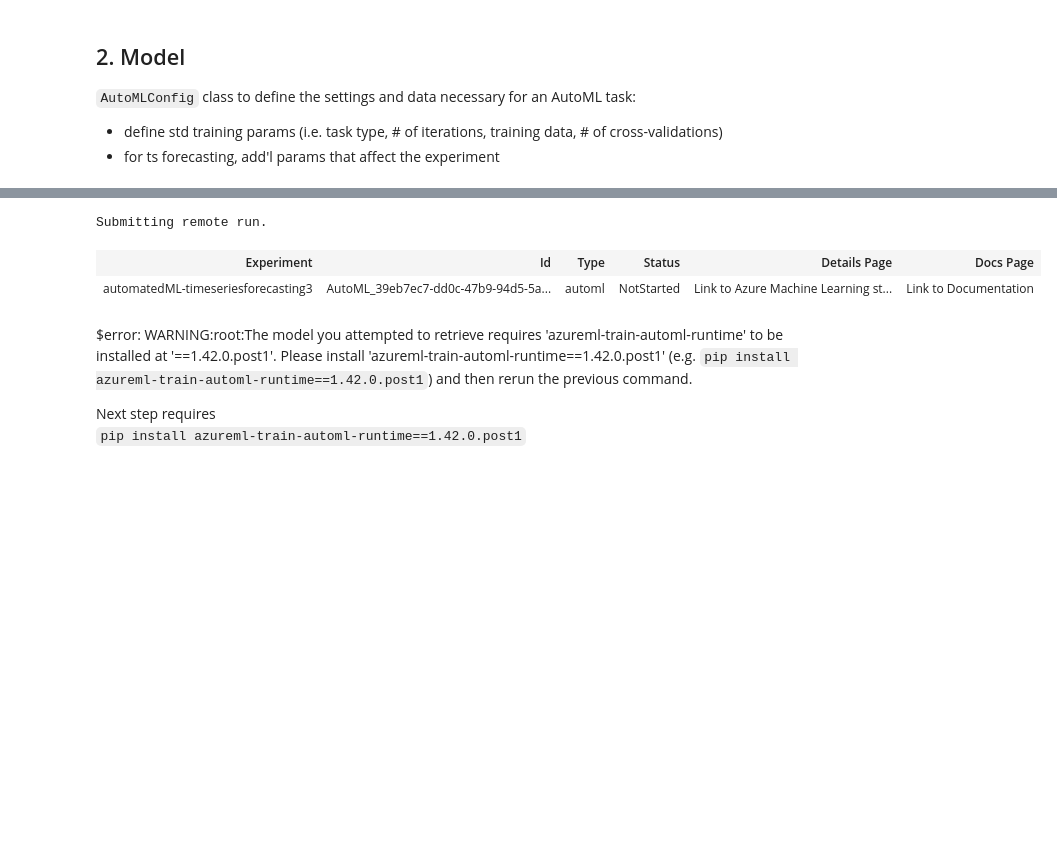
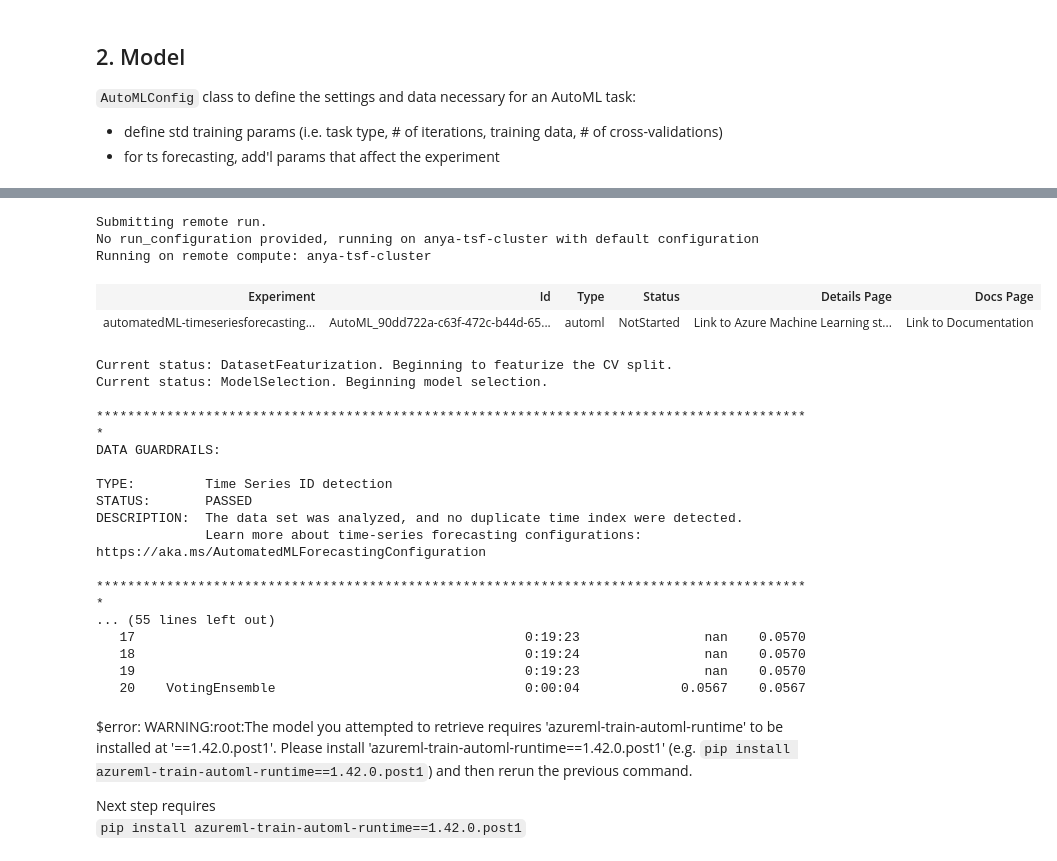
Before and after one commit to anyaconda/my-timeseries-forecasting-2022, a Jupyter notebook: Notebooks/my4_Autoregressive_and_Automated_Methods_forTS_AML.ipynb, the cells around one changed output, grey strips where cells are left out. Saved outputs shown, nothing was run; the diff lists cells and outputs as text; code cells hidden in the pictures; blank space fills up the shorter version.

```diff
--- a/Notebooks/my4_Autoregressive_and_Automated_Methods_forTS_AML.ipynb
+++ b/Notebooks/my4_Autoregressive_and_Automated_Methods_forTS_AML.ipynb
@@ -124,7 +150,7 @@ Workspace configuration succeeded. Skip the workspace creation steps below
 # %%
 #$config -> $donot
 #experiment run history container
-experiment_name = 'automatedML-timeseriesforecasting3'
+experiment_name = 'automatedML-timeseriesforecasting_test3'
 experiment = Experiment(ws, experiment_name)
 output = {}
 output['SDK version'] = azureml.core.VERSION
@@ -157,7 +183,7 @@ except ComputeTargetException:
     # Specify the configuration for the new cluster
     compute_config = AmlCompute.provisioning_configuration(vm_size="STANDARD_D2_V2",
                                                            #$delta min_nodes=0,
-                                                           max_nodes=6)
+                                                           max_nodes=4)
 
     # Create the cluster with the specified name and configuration
     compute_target = ComputeTarget.create(ws, amlcompute_cluster_name, compute_config)
@@ -236,0 +236,11 @@ test.to_pandas_dataframe().reset_index(drop=True).head(5)
+# %%
+#preview saved dataframes
+df_train = pd.read_csv(FILE_TRAIN_CSV)
+df_test = pd.read_csv(FILE_TEST_CSV)
+print(df_train.shape, df_test.shape)
+
+print(df_train.dtypes)
+print(df_test.dtypes)
+
+#preview
+df_train.head()
@@ -236,0 +277,11 @@ test.to_pandas_dataframe().reset_index(drop=True).head(5)
+# %%
+#Create a dataset from pandas dataframe
+# already have a pandas df from a local CSV file
+# Getting workspace default datastore
+datastore = ws.get_default_datastore()
+# Uploading Pandas dataframe and registering it as a dataset
+train = Dataset.Tabular.register_pandas_dataframe( #class azureml.data.tabular_dataset.TabularDataset
+    df_train, datastore, "ds_from_pandas_df", show_progress=True
+)
+
+train.take(5).to_pandas_dataframe()
@@ -268,10 +341,29 @@ may specify `show_output = True` to print currently running iterations
 # %%
-#initiate the remote run
-remote_run = experiment.submit(automl_config, show_output=False)
+#initiate the remote run - show_output=True w/ all details
+remote_run = experiment.submit(automl_config, show_output=True) #class azureml.train.automl.run.AutoMLRun
 # %% [output]
 Submitting remote run.
+No run_configuration provided, running on anya-tsf-cluster with default configuration
+Running on remote compute: anya-tsf-cluster
 | Experiment | Id | Type | Status | Details Page | Docs Page |
-| automatedML-timeseriesforecasting3 | AutoML_39eb7ec7-dd0c-47b9-94d5-5a... | automl | NotStarted | Link to Azure Machine Learning st... | Link to Documentation |
+| automatedML-timeseriesforecasting... | AutoML_90dd722a-c63f-472c-b44d-65... | automl | NotStarted | Link to Azure Machine Learning st... | Link to Documentation |
+Current status: DatasetFeaturization. Beginning to featurize the CV split.
+Current status: ModelSelection. Beginning model selection.
+
+********************************************************************************************
+DATA GUARDRAILS:
+
+TYPE:         Time Series ID detection
+STATUS:       PASSED
+DESCRIPTION:  The data set was analyzed, and no duplicate time index were detected.
+              Learn more about time-series forecasting configurations: https://aka.ms/AutomatedMLForecastingConfiguration
+
+********************************************************************************************
+... (55 lines left out)
+   17                                                  0:19:23                nan    0.0570
+   18                                                  0:19:24                nan    0.0570
+   19                                                  0:19:23                nan    0.0570
+   20    VotingEnsemble                                0:00:04             0.0567    0.0567
 # %%
 #$config -> $donot
 remote_run.wait_for_completion()
```
Also changed, not shown: parts of 42 cells of this notebook, 1 other file.
